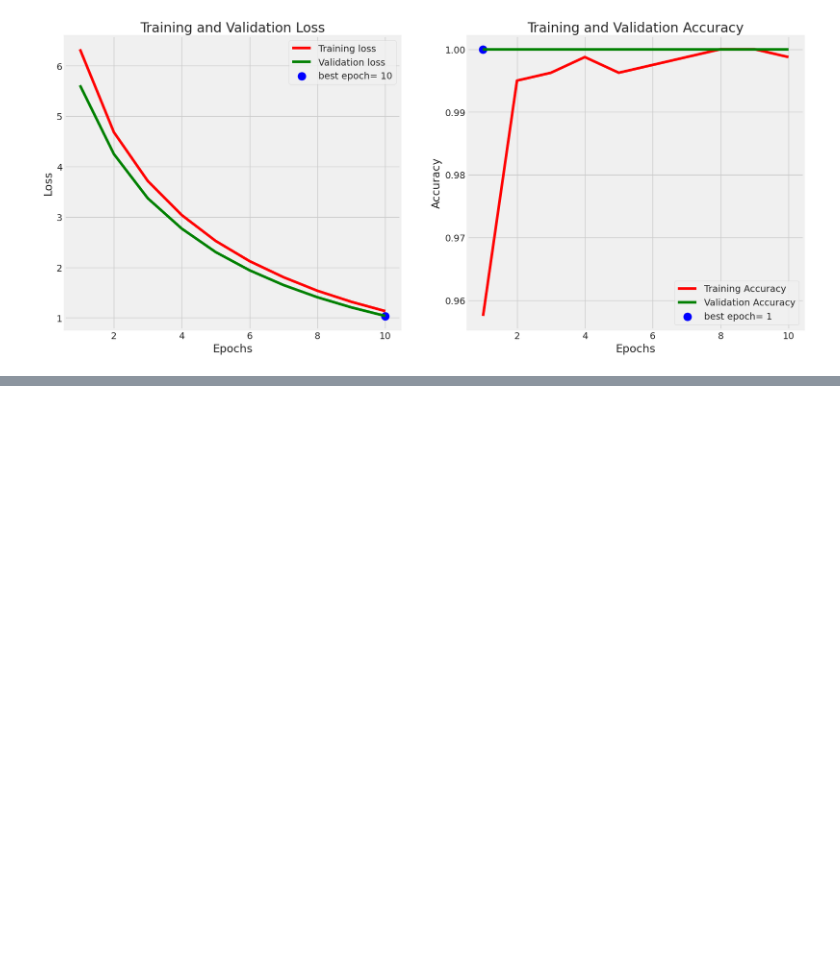
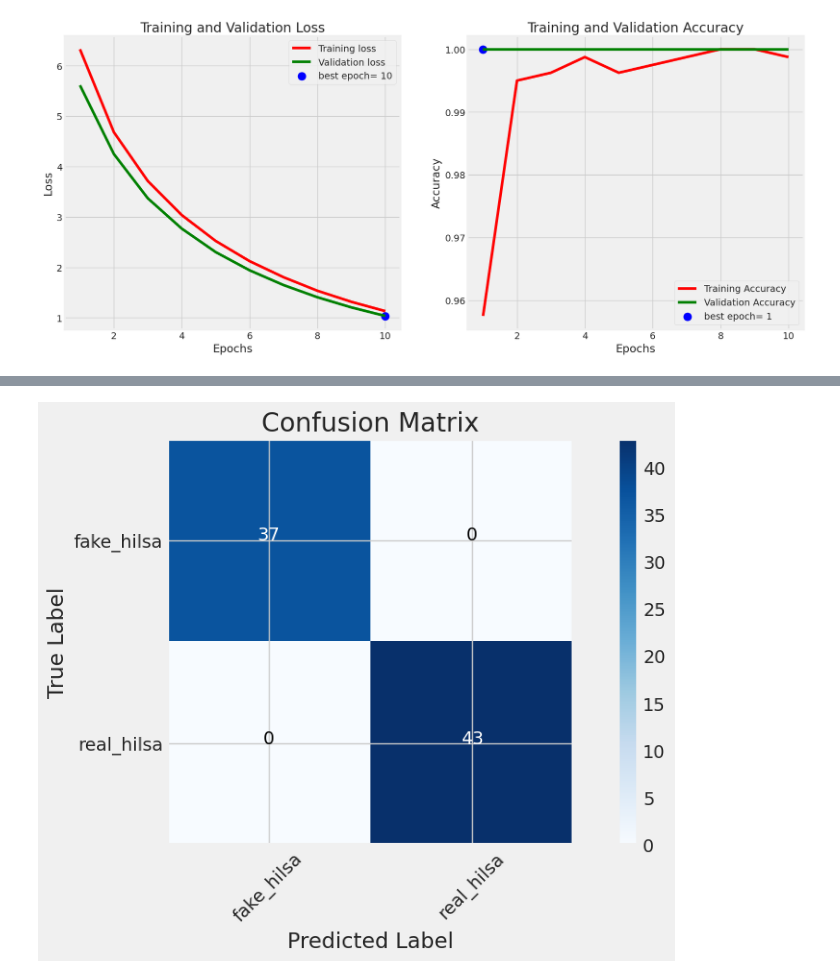
Before and after one commit to TOHA262000/DeepLearning, a Jupyter notebook: ResNet50.ipynb, the cells around one changed output, grey strips where cells are left out. Saved outputs shown, nothing was run; the diff lists cells and outputs as text; code cells hidden in the pictures; blank space fills up the shorter version.

Commit message:
Make confusion metrix

```diff
--- a/ResNet50.ipynb
+++ b/ResNet50.ipynb
@@ -221,0 +251,32 @@ plt.show()
+# %%
+preds = model.predict_generator(test_gen)
+y_pred = np.argmax(preds, axis=1)
+# %%
+
+
+g_dict = test_gen.class_indices
+classes = list(g_dict.keys())
+
+# Confusion matrix
+cm = confusion_matrix(test_gen.classes, y_pred)
+
+plt.figure(figsize= (10, 6))
+plt.imshow(cm, interpolation= 'nearest', cmap= plt.cm.Blues)
+plt.title('Confusion Matrix')
+plt.colorbar()
+
+tick_marks = np.arange(len(classes))
+plt.xticks(tick_marks, classes, rotation= 45)
+plt.yticks(tick_marks, classes)
+
+thresh = cm.max() / 2.
+for i, j in itertools.product(range(cm.shape[0]), range(cm.shape[1])):
+    plt.text(j, i, cm[i, j], horizontalalignment= 'center', color= 'white' if cm[i, j] > thresh else 'black')
+
+plt.tight_layout()
+plt.ylabel('True Label')
+plt.xlabel('Predicted Label')
+
+plt.show()
+# %% [output]
+[figure, added]
```
Also changed, not shown: parts of 2 cells of this notebook.
